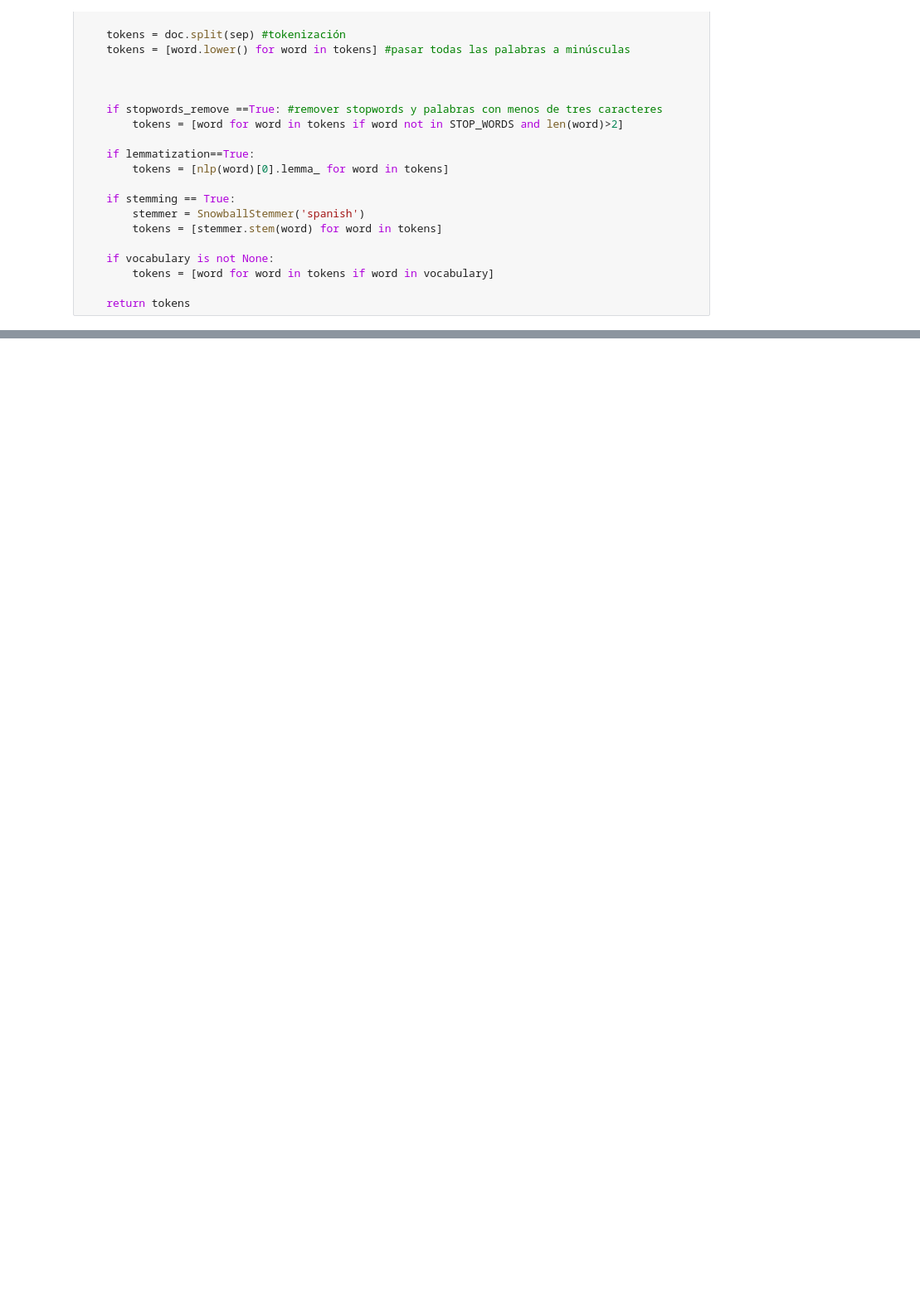
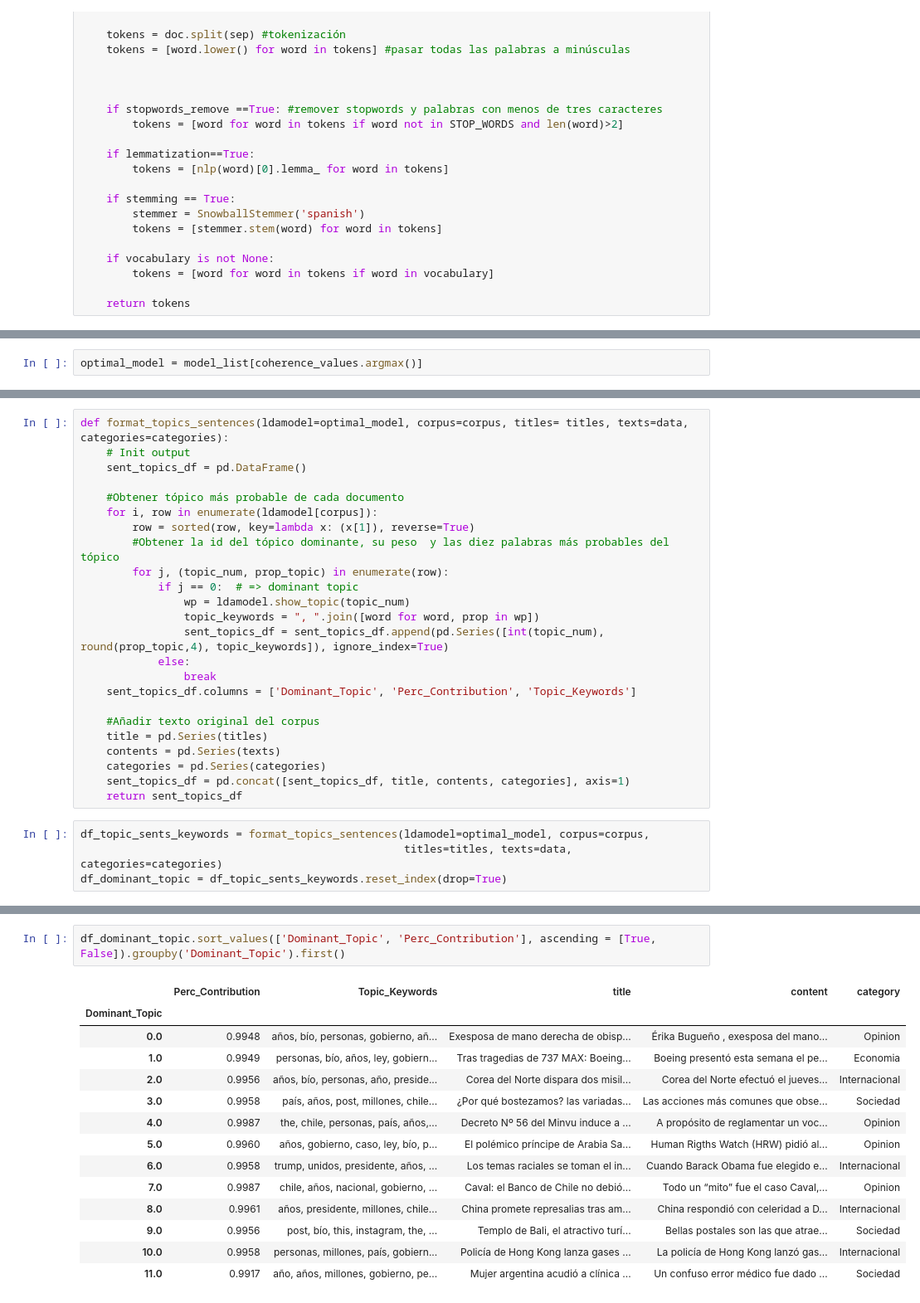
Before and after one commit to dgarridoa/Lab7_TextMining, a Jupyter notebook: Auxiliar_TextMining_TopicModeling.ipynb, the cells around one changed output, grey strips where cells are left out. Shown at 83% size. Cells and saved outputs as stored; diff of their text form; blank space fills up the shorter version.

```diff
--- a/Auxiliar_TextMining_TopicModeling.ipynb
+++ b/Auxiliar_TextMining_TopicModeling.ipynb
@@ -158,0 +389,2 @@ lda_display = pyLDAvis.gensim.prepare(Lda_k_5, corpus, dictionary, sort_topics=T
+# %%
+optimal_model = model_list[coherence_values.argmax()]
@@ -158,0 +393,28 @@ lda_display = pyLDAvis.gensim.prepare(Lda_k_5, corpus, dictionary, sort_topics=T
+# %%
+def format_topics_sentences(ldamodel=optimal_model, corpus=corpus, titles= titles, texts=data, categories=categories):
+    # Init output
+    sent_topics_df = pd.DataFrame()
+
+    #Obtener tópico más probable de cada documento
+    for i, row in enumerate(ldamodel[corpus]):
+        row = sorted(row, key=lambda x: (x[1]), reverse=True)
+        #Obtener la id del tópico dominante, su peso  y las diez palabras más probables del tópico
+        for j, (topic_num, prop_topic) in enumerate(row):
+            if j == 0:  # => dominant topic
+                wp = ldamodel.show_topic(topic_num)
+                topic_keywords = ", ".join([word for word, prop in wp])
+                sent_topics_df = sent_topics_df.append(pd.Series([int(topic_num), round(prop_topic,4), topic_keywords]), ignore_index=True)
+            else:
+                break
+    sent_topics_df.columns = ['Dominant_Topic', 'Perc_Contribution', 'Topic_Keywords']
+
+    #Añadir texto original del corpus
+    title = pd.Series(titles)
+    contents = pd.Series(texts)
+    categories = pd.Series(categories)
+    sent_topics_df = pd.concat([sent_topics_df, title, contents, categories], axis=1)
+    return sent_topics_df
+# %%
+df_topic_sents_keywords = format_topics_sentences(ldamodel=optimal_model, corpus=corpus,
+                                                  titles=titles, texts=data, categories=categories)
+df_dominant_topic = df_topic_sents_keywords.reset_index(drop=True)
@@ -158,0 +437,17 @@ lda_display = pyLDAvis.gensim.prepare(Lda_k_5, corpus, dictionary, sort_topics=T
+# %%
+df_dominant_topic.sort_values(['Dominant_Topic', 'Perc_Contribution'], ascending = [True, False]).groupby('Dominant_Topic').first()
+# %% [output]
+|  | Perc_Contribution | Topic_Keywords | title | content | category |
+| Dominant_Topic |  |  |  |  |  |
+| 0.0 | 0.9948 | años, bío, personas, gobierno, añ... | Exesposa de mano derecha de obisp... | Érika Bugueño , exesposa del mano... | Opinion |
+| 1.0 | 0.9949 | personas, bío, años, ley, gobiern... | Tras tragedias de 737 MAX: Boeing... | Boeing presentó esta semana el pe... | Economia |
+| 2.0 | 0.9956 | años, bío, personas, año, preside... | Corea del Norte dispara dos misil... | Corea del Norte efectuó el jueves... | Internacional |
+| 3.0 | 0.9958 | país, años, post, millones, chile... | ¿Por qué bostezamos? las variadas... | Las acciones más comunes que obse... | Sociedad |
+| 4.0 | 0.9987 | the, chile, personas, país, años,... | Decreto Nº 56 del Minvu induce a ... | A propósito de reglamentar un voc... | Opinion |
+| 5.0 | 0.9960 | años, gobierno, caso, ley, bío, p... | El polémico príncipe de Arabia Sa... | Human Rigths Watch (HRW) pidió al... | Opinion |
+| 6.0 | 0.9958 | trump, unidos, presidente, años, ... | Los temas raciales se toman el in... | Cuando Barack Obama fue elegido e... | Internacional |
+| 7.0 | 0.9987 | chile, años, nacional, gobierno, ... | Caval: el Banco de Chile no debió... | Todo un “mito” fue el caso Caval,... | Opinion |
+| 8.0 | 0.9961 | años, presidente, millones, chile... | China promete represalias tras am... | China respondió con celeridad a D... | Internacional |
+| 9.0 | 0.9956 | post, bío, this, instagram, the, ... | Templo de Bali, el atractivo turí... | Bellas postales son las que atrae... | Sociedad |
+| 10.0 | 0.9958 | personas, millones, país, gobiern... | Policía de Hong Kong lanza gases ... | La policía de Hong Kong lanzó gas... | Internacional |
+| 11.0 | 0.9917 | año, años, millones, gobierno, pe... | Mujer argentina acudió a clínica ... | Un confuso error médico fue dado ... | Sociedad |
```
Also changed, not shown: parts of 27 cells of this notebook, 4 other files.
